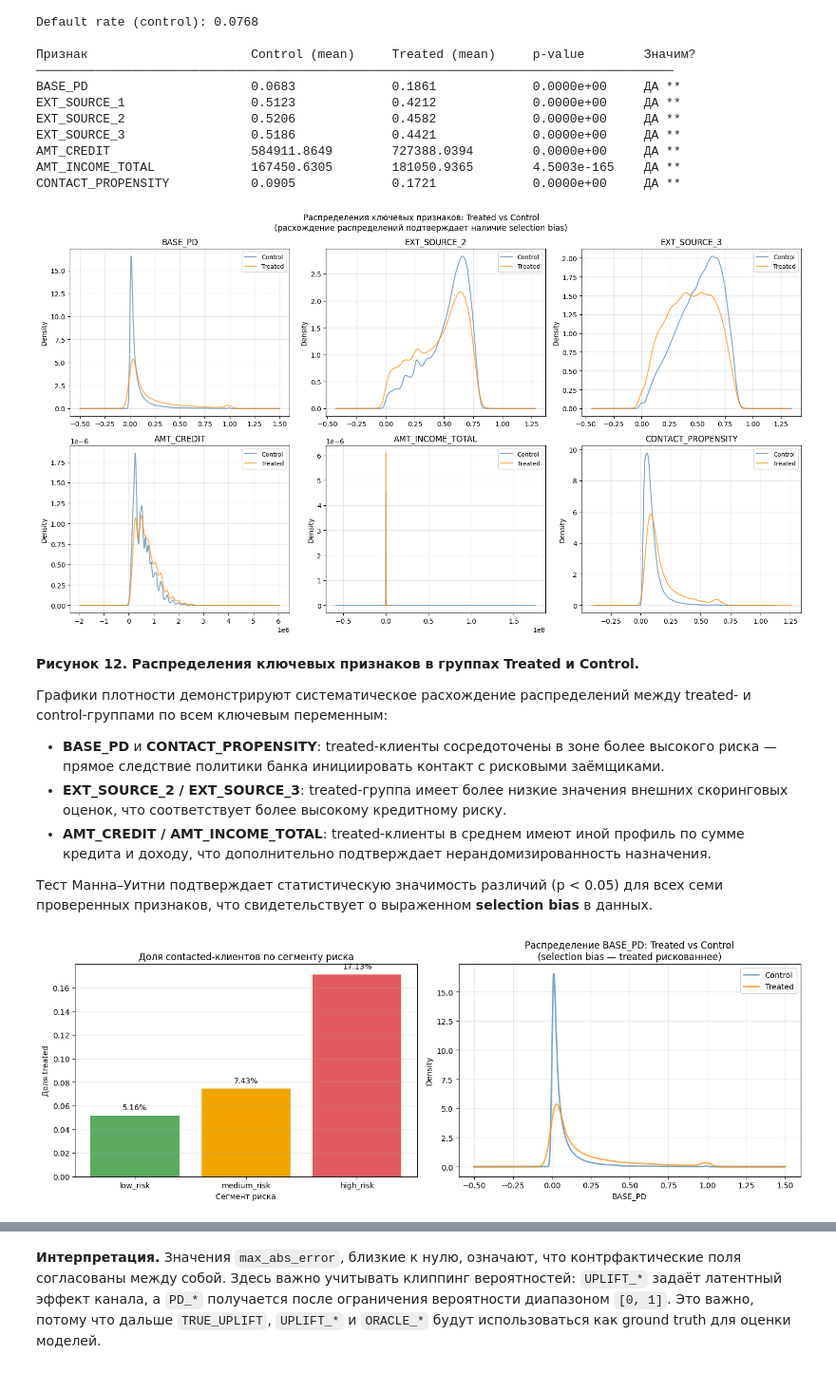
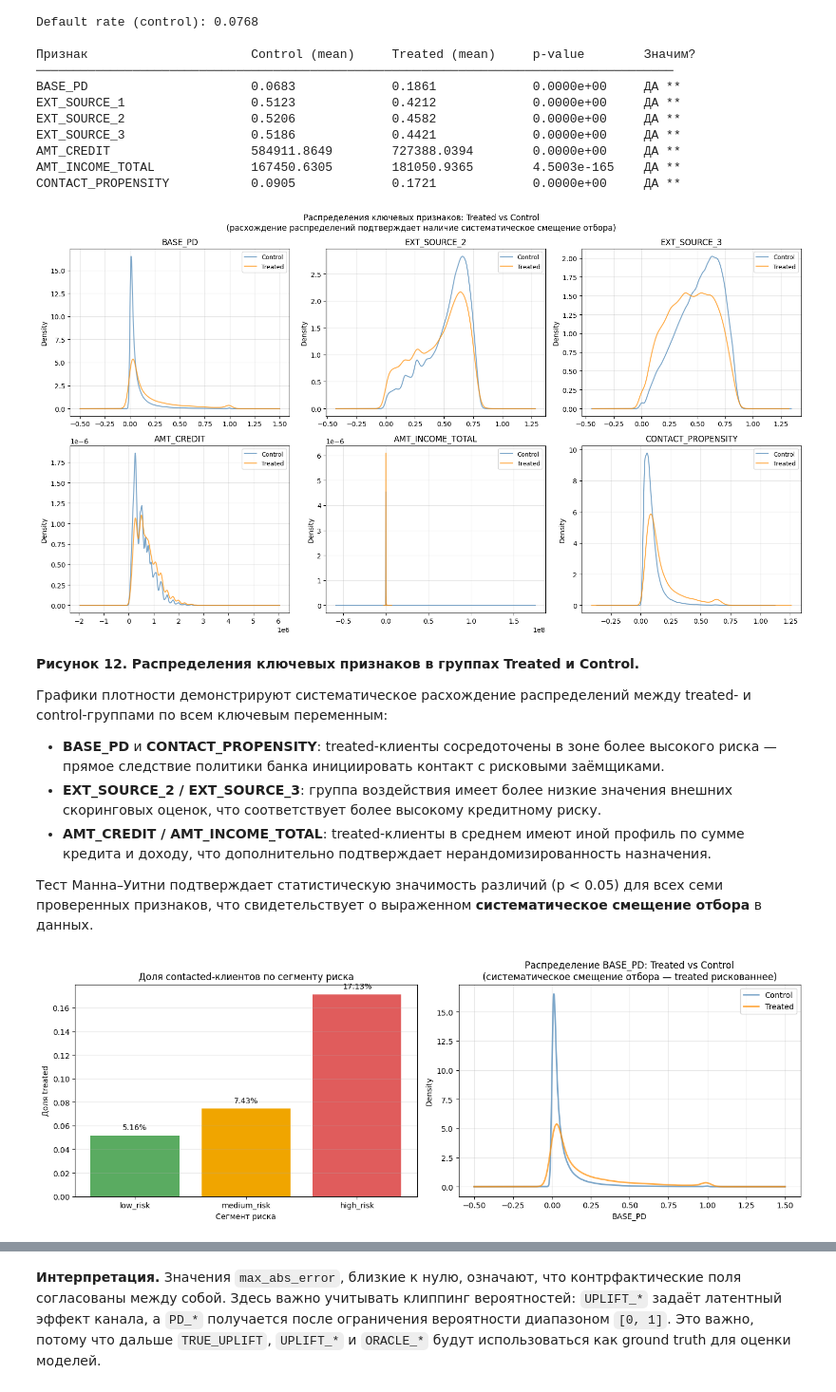
Before and after one commit to loymeding/uplift-credit-risk, a Jupyter notebook: analytic_dataset_ipynb_.ipynb, the cells around one changed output, grey strips where cells are left out. Shown at 95% size. Drawn from its saved outputs; the diff is of its cells as text; code cells hidden in the pictures.

```diff
--- a/analytic_dataset_ipynb_.ipynb
+++ b/analytic_dataset_ipynb_.ipynb
@@ -431,49 +472,49 @@ for ax, feat in zip(axes, plot_features):
     ax.grid(True, alpha=0.3)
 
 plt.suptitle("Распределения ключевых признаков: Treated vs Control\n"
-             "(расхождение распределений подтверждает наличие selection bias)",
+             "(расхождение распределений подтверждает наличие систематическое смещение отбора)",
              fontsize=12)
 plt.tight_layout()
 plt.show()
 # %% [output]
-[figure, old version]
+[figure, new version]
 # %% [markdown]
 **Рисунок 12. Распределения ключевых признаков в группах Treated и Control.**
 
 Графики плотности демонстрируют систематическое расхождение распределений между treated- и control-группами по всем ключевым переменным:
 
 - **BASE_PD** и **CONTACT_PROPENSITY**: treated-клиенты сосредоточены в зоне более высокого риска — прямое следствие политики банка инициировать контакт с рисковыми заёмщиками.
-- **EXT_SOURCE_2 / EXT_SOURCE_3**: treated-группа имеет более низкие значения внешних скоринговых оценок, что соответствует более высокому кредитному риску.
+- **EXT_SOURCE_2 / EXT_SOURCE_3**: группа воздействия имеет более низкие значения внешних скоринговых оценок, что соответствует более высокому кредитному риску.
 - **AMT_CREDIT / AMT_INCOME_TOTAL**: treated-клиенты в среднем имеют иной профиль по сумме кредита и доходу, что дополнительно подтверждает нерандомизированность назначения.
 
-Тест Манна–Уитни подтверждает статистическую значимость различий (p < 0.05) для всех семи проверенных признаков, что свидетельствует о выраженном **selection bias** в данных.
+Тест Манна–Уитни подтверждает статистическую значимость различий (p < 0.05) для всех семи проверенных признаков, что свидетельствует о выраженном **систематическое смещение отбора** в данных.
 # %%
-# Визуализация selection bias через BASE_PD по сегментам риска
+# Визуализация систематическое смещение отбора через BASE_PD по сегментам риска
 fig, axes = plt.subplots(1, 2, figsize=(14, 5))
 
 # Левый график: доля treated в каждом сегменте риска
 segment_order = ["low_risk", "medium_risk", "high_risk"]
 treat_rate = df.groupby("RISK_SEGMENT")["TREATED"].mean().reindex(segment_order)
 
 axes[0].bar(segment_order, treat_rate.values, color=["#5aab61", "#f0a500", "#e05c5c"])
 axes[0].set_title("Доля contacted-клиентов по сегменту риска")
 axes[0].set_ylabel("Доля treated")
 axes[0].set_xlabel("Сегмент риска")
 axes[0].grid(True, alpha=0.3, axis="y")
 for i, v in enumerate(treat_rate.values):
     axes[0].text(i, v + 0.005, f"{v:.2%}", ha="center", fontsize=10)
 
 # Правый график: распределение BASE_PD в treated vs control
 for val, label, color in [(0, "Control", "steelblue"), (1, "Treated", "darkorange")]:
     df[df["TREATED"] == val]["BASE_PD"].plot(
         kind="density", ax=axes[1], label=label, color=color, alpha=0.7, lw=2)
-axes[1].set_title("Распределение BASE_PD: Treated vs Control\n(selection bias — treated рискованнее)")
+axes[1].set_title("Распределение BASE_PD: Treated vs Control\n(систематическое смещение отбора — treated рискованнее)")
 axes[1].set_xlabel("BASE_PD")
 axes[1].legend()
 axes[1].grid(True, alpha=0.3)
 
 plt.tight_layout()
 plt.show()
 # %% [output]
-[figure, old version]
+[figure, new version]
 # %% [markdown]
```
Also changed, not shown: parts of 43 cells of this notebook, 24 other files.
